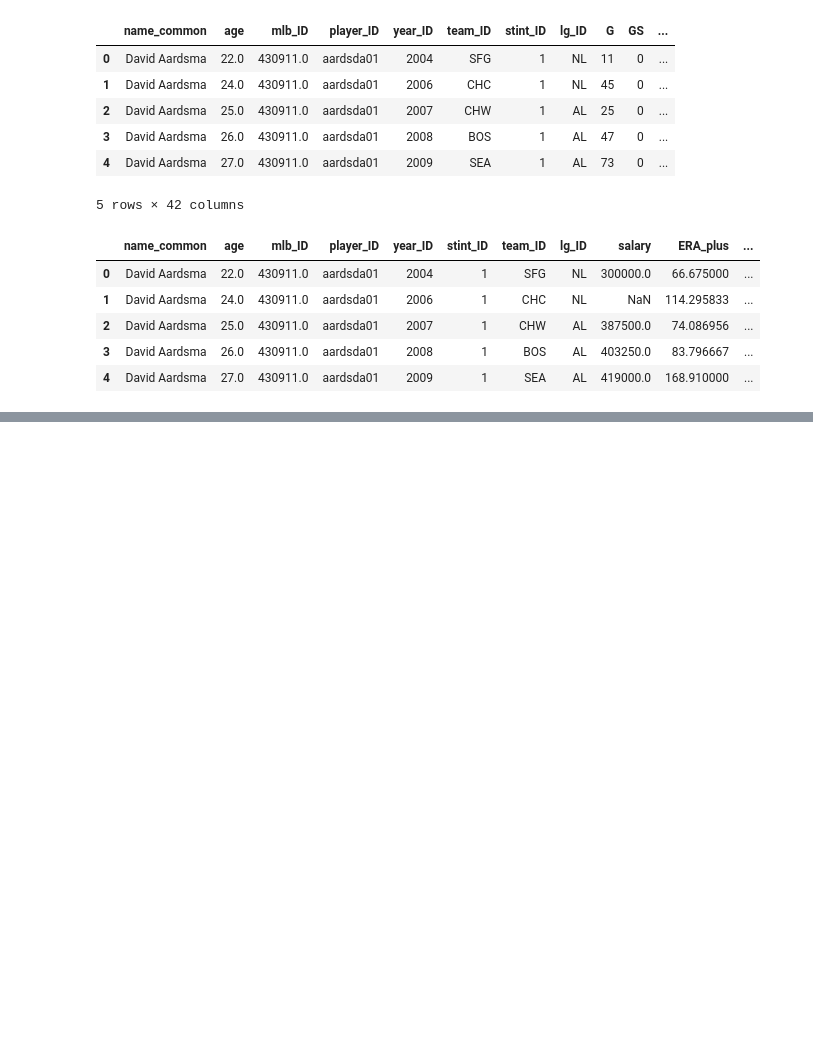
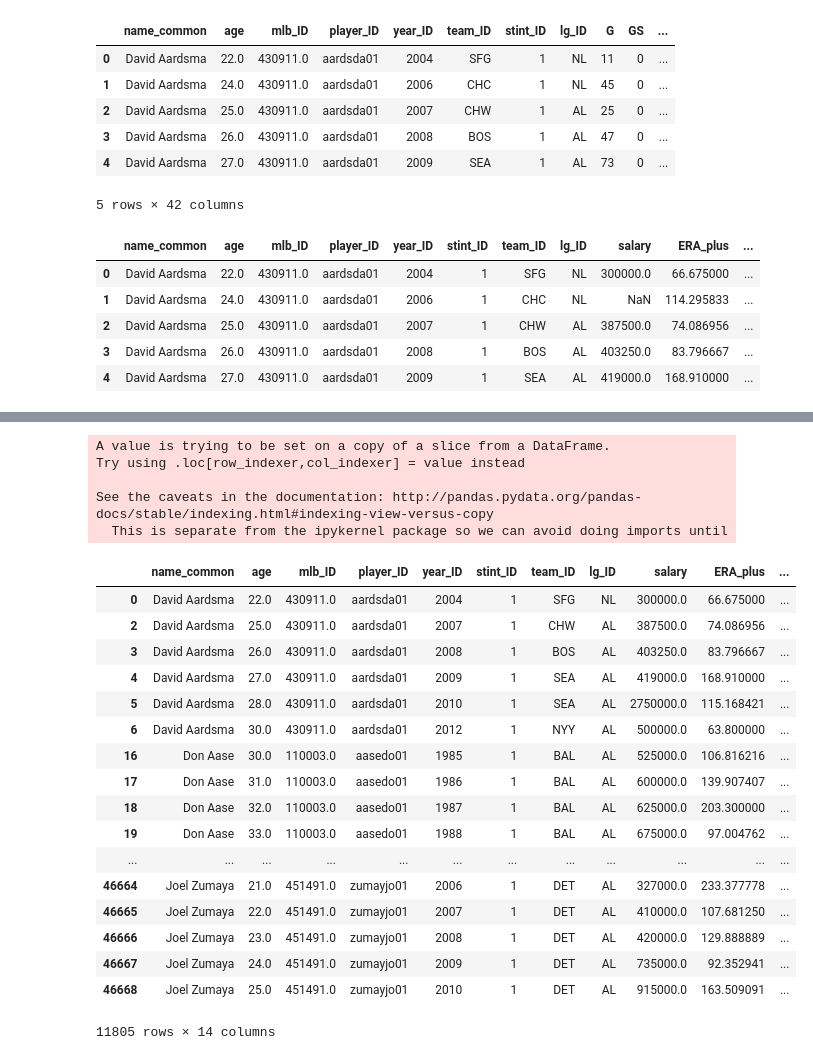
Before and after one commit to DavidJeffPhillips/Project1, a Jupyter notebook: Cleaning_Raw_Pitcher_Data.ipynb, the cells around one changed output, grey strips where cells are left out. Drawn from its saved outputs; the diff is of its cells as text; code cells hidden in the pictures; blank space fills up the shorter version.

```diff
--- a/Cleaning_Raw_Pitcher_Data.ipynb
+++ b/Cleaning_Raw_Pitcher_Data.ipynb
@@ -104,0 +104,29 @@ CleanPitch_df
+# %%
+salary_adj = CleanPitch_df.apply(lambda x: cpi.inflate(x['salary'], x['year_ID'], to=2015), axis=1)
+salary_adj
+CleanPitch_df['adjusted_sal'] = salary_adj
+CleanPitch_df
+# %% [output]
+A value is trying to be set on a copy of a slice from a DataFrame.
+Try using .loc[row_indexer,col_indexer] = value instead
+
+See the caveats in the documentation: http://pandas.pydata.org/pandas-docs/stable/indexing.html#indexing-view-versus-copy
+  This is separate from the ipykernel package so we can avoid doing imports until
+|  | name_common | age | mlb_ID | player_ID | year_ID | stint_ID | team_ID | lg_ID | salary | ERA_plus | ... |
+| 0 | David Aardsma | 22.0 | 430911.0 | aardsda01 | 2004 | 1 | SFG | NL | 300000.0 | 66.675000 | ... |
+| 2 | David Aardsma | 25.0 | 430911.0 | aardsda01 | 2007 | 1 | CHW | AL | 387500.0 | 74.086956 | ... |
+| 3 | David Aardsma | 26.0 | 430911.0 | aardsda01 | 2008 | 1 | BOS | AL | 403250.0 | 83.796667 | ... |
+| 4 | David Aardsma | 27.0 | 430911.0 | aardsda01 | 2009 | 1 | SEA | AL | 419000.0 | 168.910000 | ... |
+| 5 | David Aardsma | 28.0 | 430911.0 | aardsda01 | 2010 | 1 | SEA | AL | 2750000.0 | 115.168421 | ... |
+| 6 | David Aardsma | 30.0 | 430911.0 | aardsda01 | 2012 | 1 | NYY | AL | 500000.0 | 63.800000 | ... |
+| 16 | Don Aase | 30.0 | 110003.0 | aasedo01 | 1985 | 1 | BAL | AL | 525000.0 | 106.816216 | ... |
+| 17 | Don Aase | 31.0 | 110003.0 | aasedo01 | 1986 | 1 | BAL | AL | 600000.0 | 139.907407 | ... |
+| 18 | Don Aase | 32.0 | 110003.0 | aasedo01 | 1987 | 1 | BAL | AL | 625000.0 | 203.300000 | ... |
+| 19 | Don Aase | 33.0 | 110003.0 | aasedo01 | 1988 | 1 | BAL | AL | 675000.0 | 97.004762 | ... |
+| ... | ... | ... | ... | ... | ... | ... | ... | ... | ... | ... | ... |
+| 46664 | Joel Zumaya | 21.0 | 451491.0 | zumayjo01 | 2006 | 1 | DET | AL | 327000.0 | 233.377778 | ... |
+| 46665 | Joel Zumaya | 22.0 | 451491.0 | zumayjo01 | 2007 | 1 | DET | AL | 410000.0 | 107.681250 | ... |
+| 46666 | Joel Zumaya | 23.0 | 451491.0 | zumayjo01 | 2008 | 1 | DET | AL | 420000.0 | 129.888889 | ... |
+| 46667 | Joel Zumaya | 24.0 | 451491.0 | zumayjo01 | 2009 | 1 | DET | AL | 735000.0 | 92.352941 | ... |
+| 46668 | Joel Zumaya | 25.0 | 451491.0 | zumayjo01 | 2010 | 1 | DET | AL | 915000.0 | 163.509091 | ... |
+11805 rows × 14 columns
```
Also changed, not shown: parts of 5 cells of this notebook, 6 other files.
